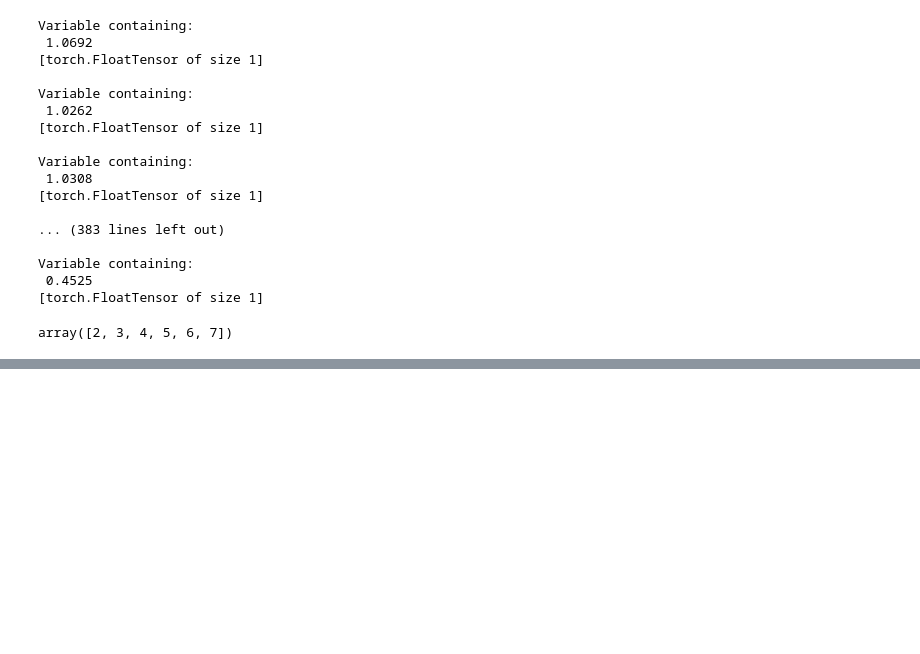
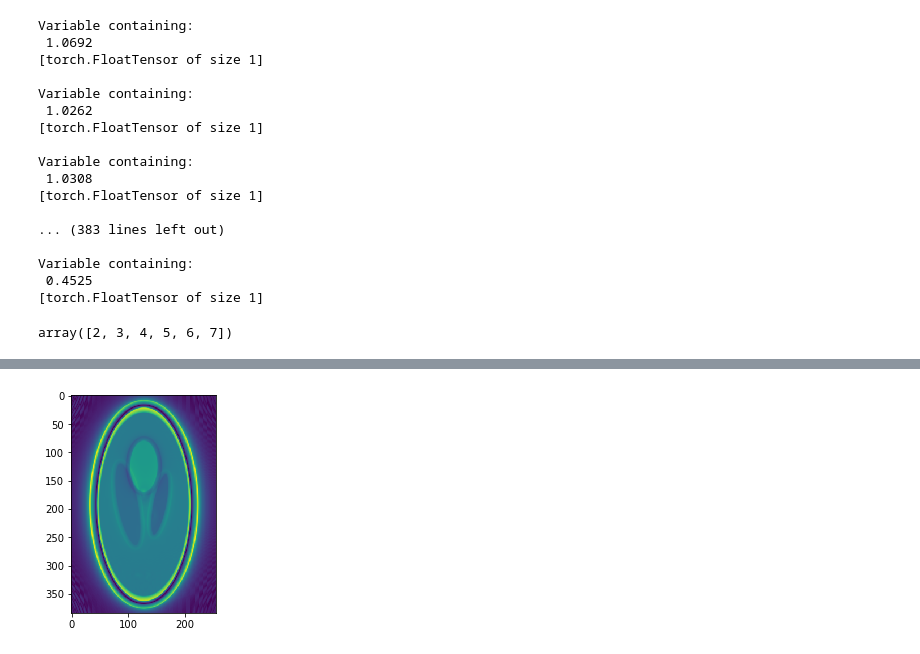
Before and after one commit to nicholas-zhu/MRI_tools, a Jupyter notebook: Untitled.ipynb, the cells around one changed output, grey strips where cells are left out. Drawn from its saved outputs; the diff is of its cells as text; code cells hidden in the pictures; blank space fills up the shorter version.

```diff
--- a/Untitled.ipynb
+++ b/Untitled.ipynb
@@ -218,0 +216,8 @@ np.floor(-1.1)
+# %%
+image = cfl.readcfl('phantom_img')
+image.shape
+plt.imshow(np.abs(image[:,:,20]))
+plt.ioff()
+plt.show()
+# %% [output]
+[figure, added]
```
Also changed, not shown: parts of 9 cells of this notebook.
